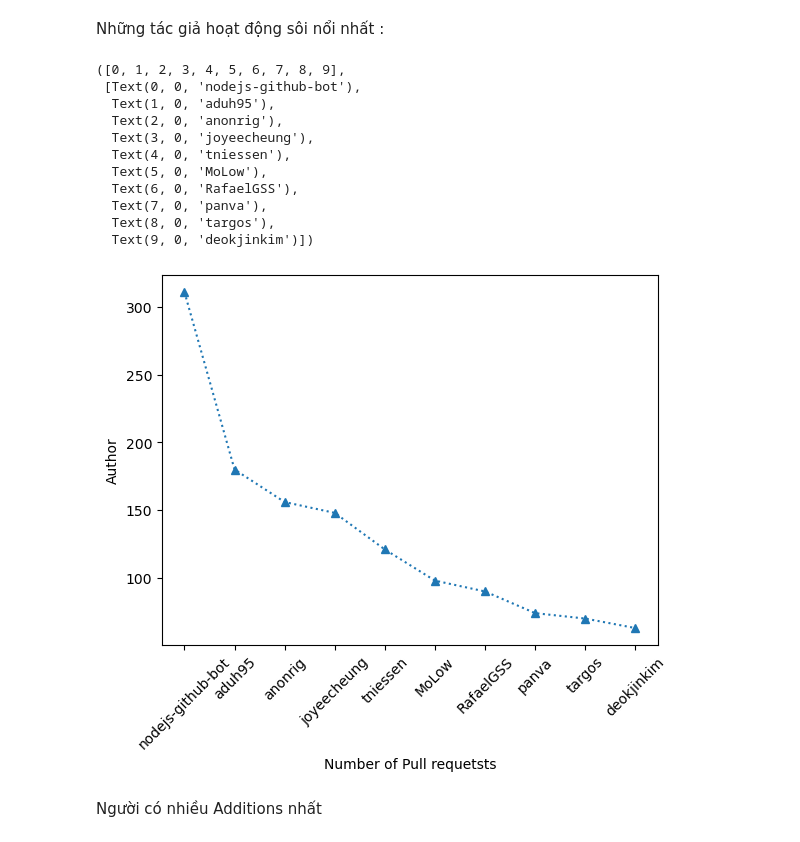
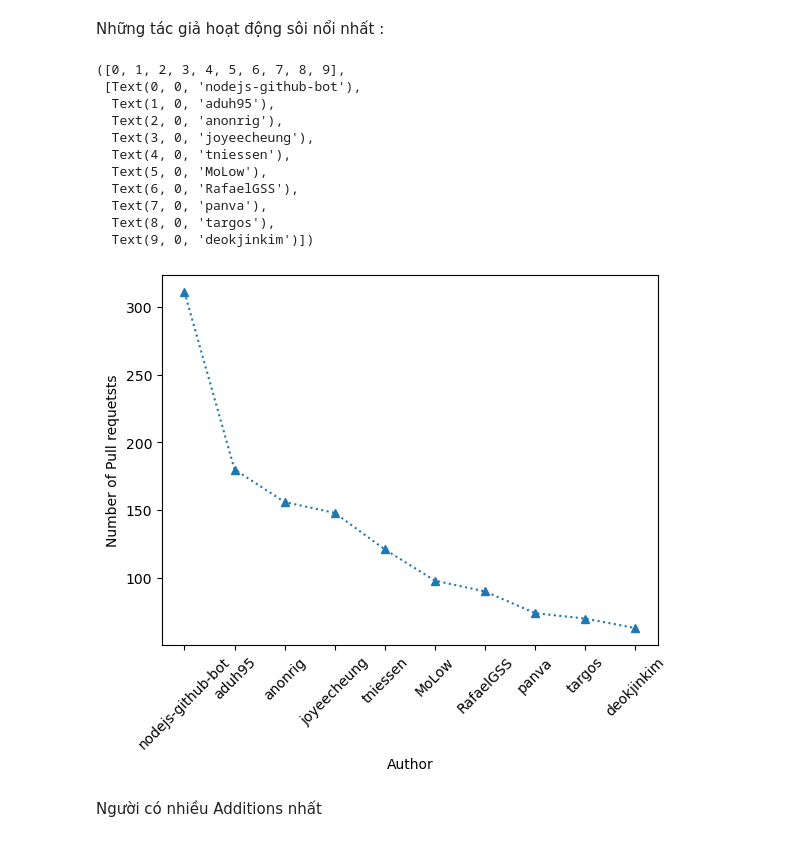
Before and after one commit to Hung23020370/Python, a Jupyter notebook: Code/Visualization.ipynb, the cells around one changed output. Saved outputs shown, nothing was run; the diff lists cells and outputs as text; code cells hidden in the pictures.

```diff
--- a/Code/Visualization.ipynb
+++ b/Code/Visualization.ipynb
@@ -185,22 +170,22 @@ plt.xticks(rotation=45)
 Những tác giả hoạt động sôi nổi nhất :
 # %%
 plt.plot(df['Author'].value_counts().head(10), linestyle = ':', marker = '^')
-plt.xlabel('Number of Pull requetsts')
-plt.ylabel('Author')
+plt.xlabel('Author')
+plt.ylabel('Number of Pull requetsts')
 plt.xticks(rotation=45)
 # %% [output]
 ([0, 1, 2, 3, 4, 5, 6, 7, 8, 9],
  [Text(0, 0, 'nodejs-github-bot'),
   Text(1, 0, 'aduh95'),
   Text(2, 0, 'anonrig'),
   Text(3, 0, 'joyeecheung'),
   Text(4, 0, 'tniessen'),
   Text(5, 0, 'MoLow'),
   Text(6, 0, 'RafaelGSS'),
   Text(7, 0, 'panva'),
   Text(8, 0, 'targos'),
   Text(9, 0, 'deokjinkim')])
-[figure, old version]
+[figure, new version]
 # %% [markdown]
 Người có nhiều Additions nhất
 # %%
```
Also changed, not shown: parts of 2 cells of this notebook, 1 other file.
